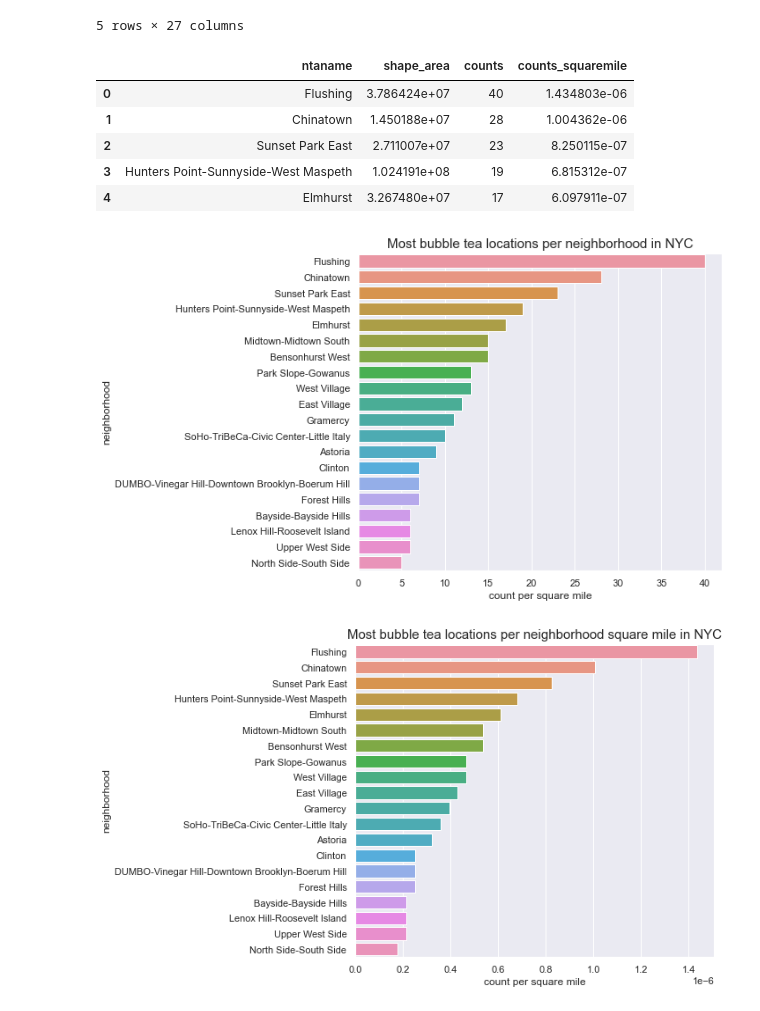
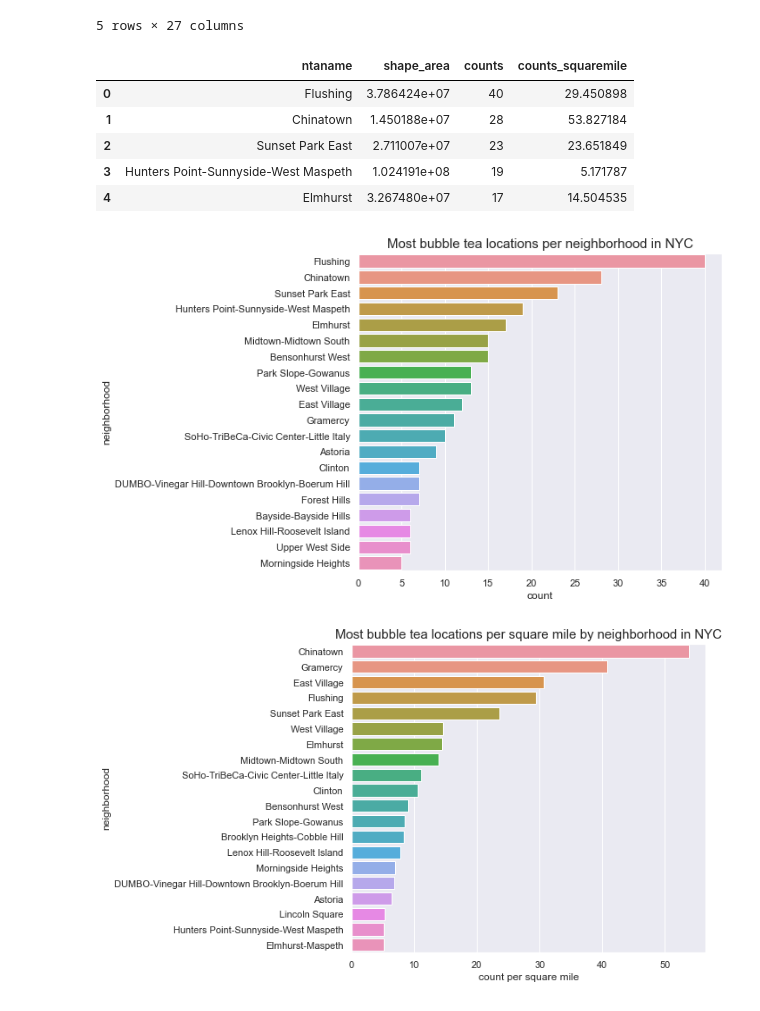
Before and after one commit to mebauer/boba-nyc, a Jupyter notebook: teabook/boba-analysis-nyc.ipynb, the cells around one changed output. Saved outputs shown, nothing was run; the diff lists cells and outputs as text; code cells hidden in the pictures.

```diff
--- a/teabook/boba-analysis-nyc.ipynb
+++ b/teabook/boba-analysis-nyc.ipynb
@@ -21,9 +20,12 @@ import seaborn as sns
 %matplotlib inline
 sns.set(color_codes=True)
 # %%
-# read in data and preview first five rows
-df = pd.read_csv('boba-nyc.csv')
+# google colab path to data
+url = 'https://raw.githubusercontent.com/mebauer/boba-nyc/master/teabook/boba-nyc.csv'
+df = pd.read_csv(url)
 
+# # local path to data
+# df = pd.read_csv('boba-nyc.csv')
 df.head()
 # %% [output]
 |  | id | alias | name | image_url | is_closed | url | review_count | categories | rating | ... |
@@ -374,45 +376,47 @@ join_df = join_df.groupby(by=['ntaname', 'shape_area'])['id'].count().sort_value
 join_df = join_df.reset_index()
 
 join_df = join_df.rename(columns={'id':'counts'})
-join_df['counts_squaremile'] = join_df['counts'] / 27878400
+join_df['counts_squaremile'] = join_df['counts'] / (join_df['shape_area'] / 27878400)
 
 join_df.head()
 # %% [output]
 |  | ntaname | shape_area | counts | counts_squaremile |
-| 0 | Flushing | 3.786424e+07 | 40 | 1.434803e-06 |
-| 1 | Chinatown | 1.450188e+07 | 28 | 1.004362e-06 |
-| 2 | Sunset Park East | 2.711007e+07 | 23 | 8.250115e-07 |
-| 3 | Hunters Point-Sunnyside-West Maspeth | 1.024191e+08 | 19 | 6.815312e-07 |
-| 4 | Elmhurst | 3.267480e+07 | 17 | 6.097911e-07 |
+| 0 | Flushing | 3.786424e+07 | 40 | 29.450898 |
+| 1 | Chinatown | 1.450188e+07 | 28 | 53.827184 |
+| 2 | Sunset Park East | 2.711007e+07 | 23 | 23.651849 |
+| 3 | Hunters Point-Sunnyside-West Maspeth | 1.024191e+08 | 19 | 5.171787 |
+| 4 | Elmhurst | 3.267480e+07 | 17 | 14.504535 |
 # %%
 fig, ax = plt.subplots(figsize=(10, 6))
+data = join_df.sort_values(by='counts', ascending=False).head(20)
 
 sns.barplot(x="counts",
             y="ntaname",
-            data=join_df.head(20),
+            data=data,
             ax=ax)
 
 plt.title('Most bubble tea locations per neighborhood in NYC', fontsize=15)
 plt.ylabel('neighborhood')
-plt.xlabel('count per square mile')
+plt.xlabel('count')
 
 plt.tight_layout()
 plt.savefig('busineses-per-neighborhood.png', dpi=200)
 # %% [output]
-[figure, old version]
+[figure, new version]
 # %%
 fig, ax = plt.subplots(figsize=(10, 6))
+data = join_df.sort_values(by='counts_squaremile', ascending=False).head(20)
 
 sns.barplot(x="counts_squaremile",
             y="ntaname",
-            data=join_df.head(20),
+            data=data,
             ax=ax)
 
-plt.title('Most bubble tea locations per neighborhood square mile in NYC', fontsize=15)
+plt.title('Most bubble tea locations per square mile by neighborhood in NYC', fontsize=15)
 plt.ylabel('neighborhood')
 plt.xlabel('count per square mile')
 
 plt.tight_layout()
 plt.savefig('busineses-per-neighborhood.png', dpi=200)
 # %% [output]
-[figure, old version]
+[figure, new version]
```
Also changed, not shown: parts of 5 cells of this notebook, 2 other files.
